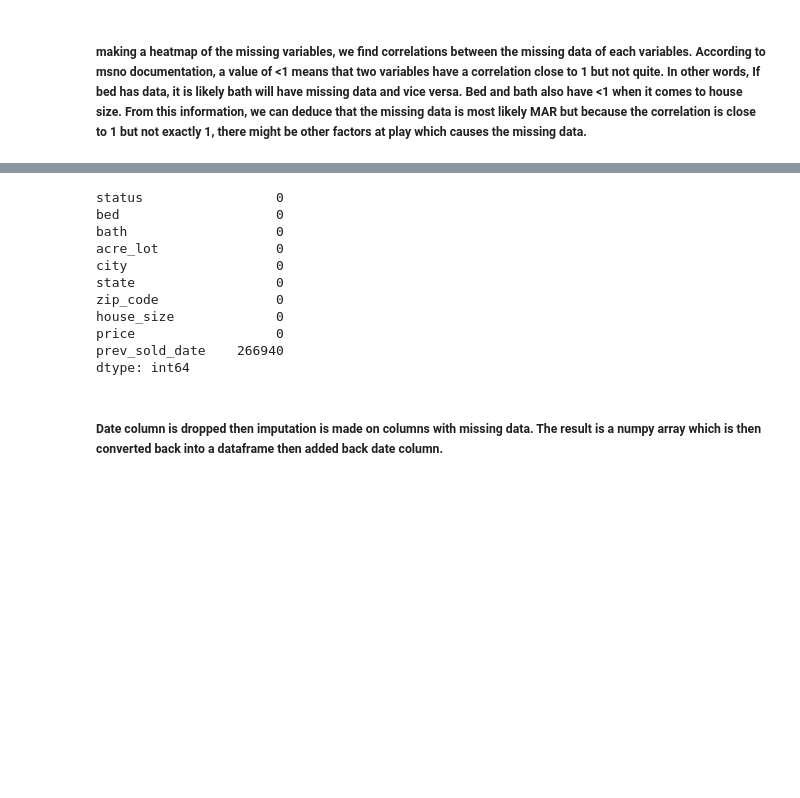
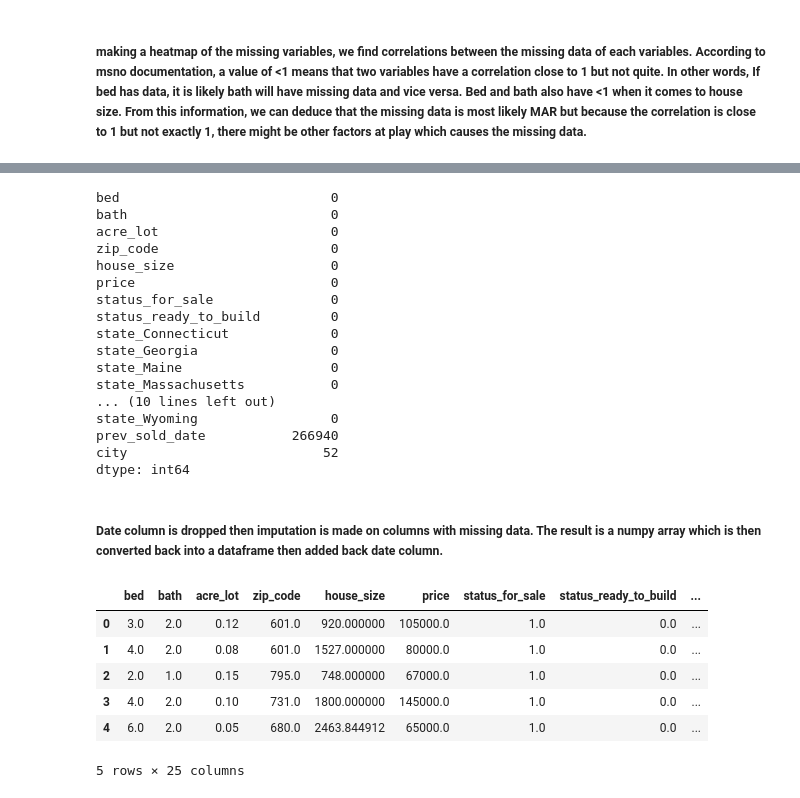
Before and after one commit to JericoEndaya/USA_real_estate, a Jupyter notebook: USA_real_estate.ipynb, the cells around one changed output, grey strips where cells are left out. Cells and saved outputs as stored; diff of their text form; code cells hidden in the pictures; blank space fills up the shorter version.

```diff
--- a/USA_real_estate.ipynb
+++ b/USA_real_estate.ipynb
@@ -104,23 +106,43 @@ msno.heatmap(df)
+# %%
+#one hot encoding
+df_dum = pd.get_dummies(df, columns = ["status", "state"])
 # %%
-from fancyimpute import IterativeImputer as MICE
-df_without_date = df.drop('prev_sold_date', axis=1)
-df_imputed = MICE().fit_transform(df_without_date)
+df_dum_nodate = df_dum.drop('prev_sold_date', axis=1)
+df_dum_nodate = df_dum_nodate.drop('city', axis=1)
+df_imputed = MICE().fit_transform(df_dum_nodate)
 # %%
-df_imputed = pd.DataFrame(df_imputed, columns = df_without_date.columns)
+df_imputed = pd.DataFrame(df_imputed, columns = df_dum_nodate.columns)
 df_imputed['prev_sold_date'] = df['prev_sold_date']
+df_imputed['city'] = df['city']
 # %%
 print(df_imputed.isnull().sum())
 # %% [output]
-status                 0
-bed                    0
-bath                   0
-acre_lot               0
-city                   0
-state                  0
-zip_code               0
-house_size             0
-price                  0
-prev_sold_date    266940
+bed                           0
+bath                          0
+acre_lot                      0
+zip_code                      0
+house_size                    0
+price                         0
+status_for_sale               0
+status_ready_to_build         0
+state_Connecticut             0
+state_Georgia                 0
+state_Maine                   0
+state_Massachusetts           0
+... (10 lines left out)
+state_Wyoming                 0
+prev_sold_date           266940
+city                         52
 dtype: int64
 # %% [markdown]
 ##### Date column is dropped then imputation is made on columns with missing data. The result is a numpy array which is then converted back into a dataframe then added back date column.
+# %%
+df_imputed.head()
+# %% [output]
+|  | bed | bath | acre_lot | zip_code | house_size | price | status_for_sale | status_ready_to_build | ... |
+| 0 | 3.0 | 2.0 | 0.12 | 601.0 | 920.000000 | 105000.0 | 1.0 | 0.0 | ... |
+| 1 | 4.0 | 2.0 | 0.08 | 601.0 | 1527.000000 | 80000.0 | 1.0 | 0.0 | ... |
+| 2 | 2.0 | 1.0 | 0.15 | 795.0 | 748.000000 | 67000.0 | 1.0 | 0.0 | ... |
+| 3 | 4.0 | 2.0 | 0.10 | 731.0 | 1800.000000 | 145000.0 | 1.0 | 0.0 | ... |
+| 4 | 6.0 | 2.0 | 0.05 | 680.0 | 2463.844912 | 65000.0 | 1.0 | 0.0 | ... |
+5 rows × 25 columns
```
Also changed, not shown: parts of 3 cells of this notebook.
